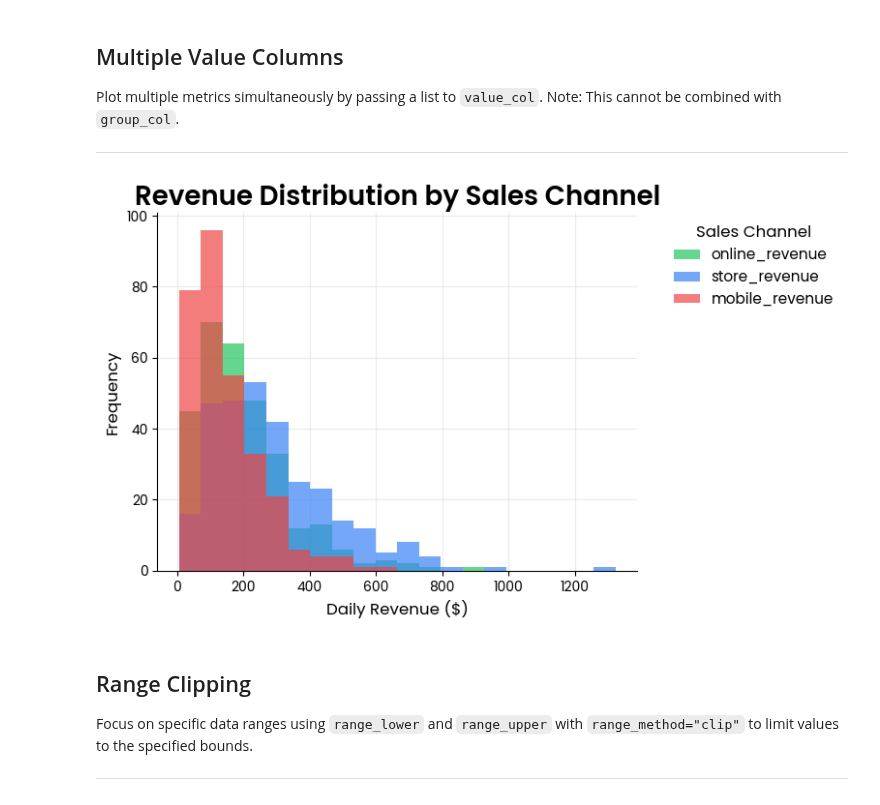
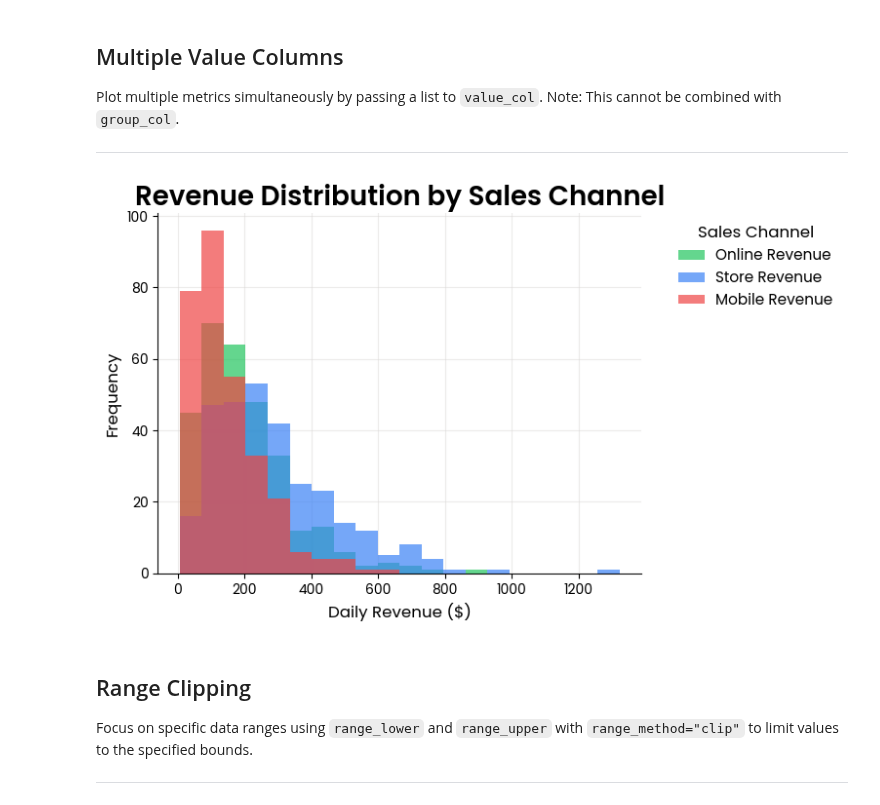
Before and after one commit to Data-Simply/pyretailscience, a Jupyter notebook: docs/gallery/plots/histogram.ipynb, the cells around one changed output. Cells and saved outputs as stored; diff of their text form; code cells hidden in the pictures.

```diff
--- a/docs/gallery/plots/histogram.ipynb
+++ b/docs/gallery/plots/histogram.ipynb
@@ -88,29 +86,27 @@ Plot multiple metrics simultaneously by passing a list to `value_col`. Note: Thi
 # %%
 # Create sample data with multiple metrics
 rng = np.random.default_rng(42)
-# fmt: off
 metrics_data = pd.DataFrame(
     {
-        "online_revenue": rng.gamma(2, 100, 300),
-        "store_revenue": rng.gamma(2.5, 120, 300),
-        "mobile_revenue": rng.gamma(1.8, 80, 300),
+        "Online Revenue": rng.gamma(2, 100, 300),
+        "Store Revenue": rng.gamma(2.5, 120, 300),
+        "Mobile Revenue": rng.gamma(1.8, 80, 300),
     },
 )
-# fmt: on
 
 ax = histogram.plot(
     metrics_data,
-    value_col=["online_revenue", "store_revenue", "mobile_revenue"],
+    value_col=["Online Revenue", "Store Revenue", "Mobile Revenue"],
     title="Revenue Distribution by Sales Channel",
     x_label="Daily Revenue ($)",
     y_label="Frequency",
     legend_title="Sales Channel",
     move_legend_outside=True,
     bins=20,
 )
 plt.show()
 # %% [output]
-[figure, old version]
+[figure, new version]
 # %% [markdown]
 ## Range Clipping
 
```
Also changed, not shown: parts of 3 cells of this notebook.
